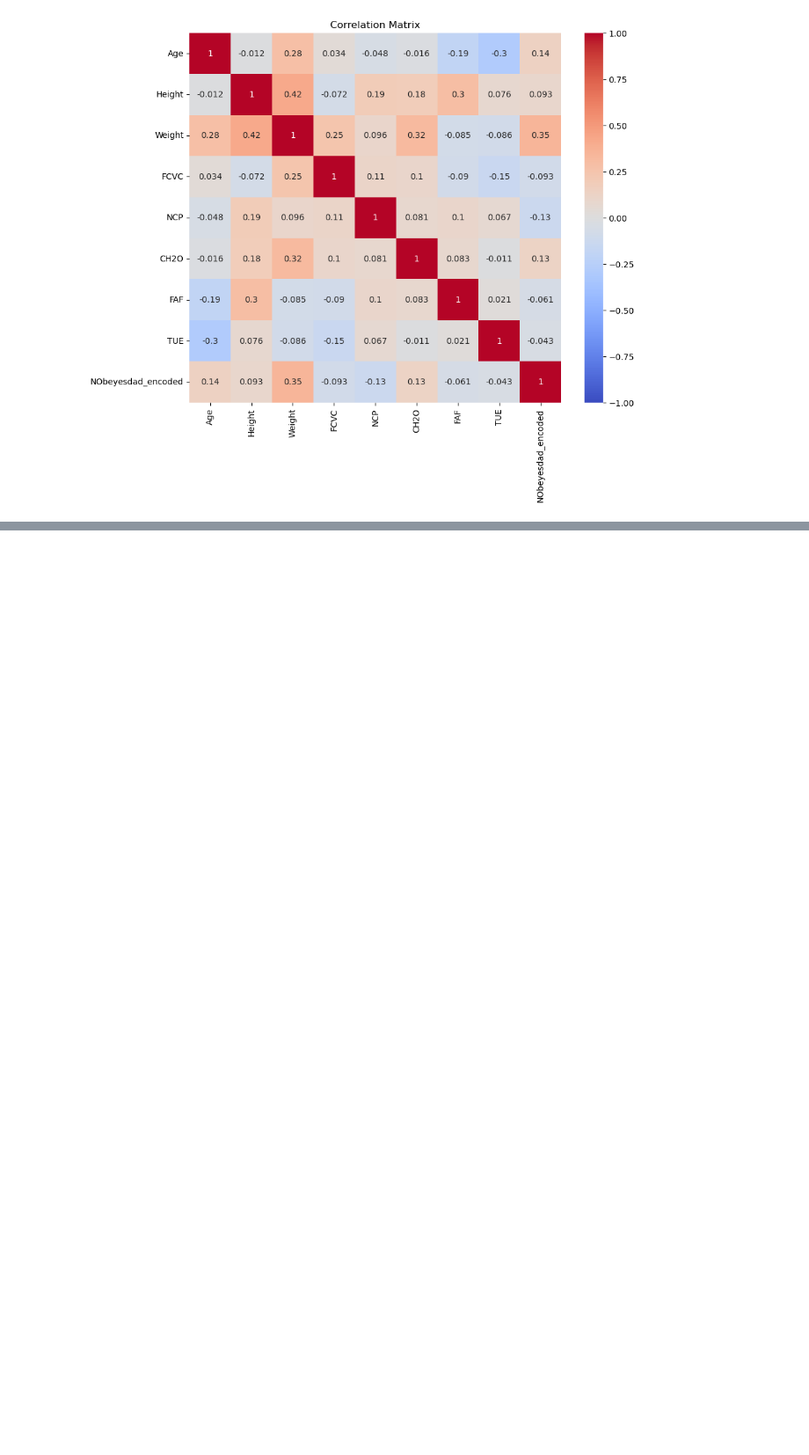
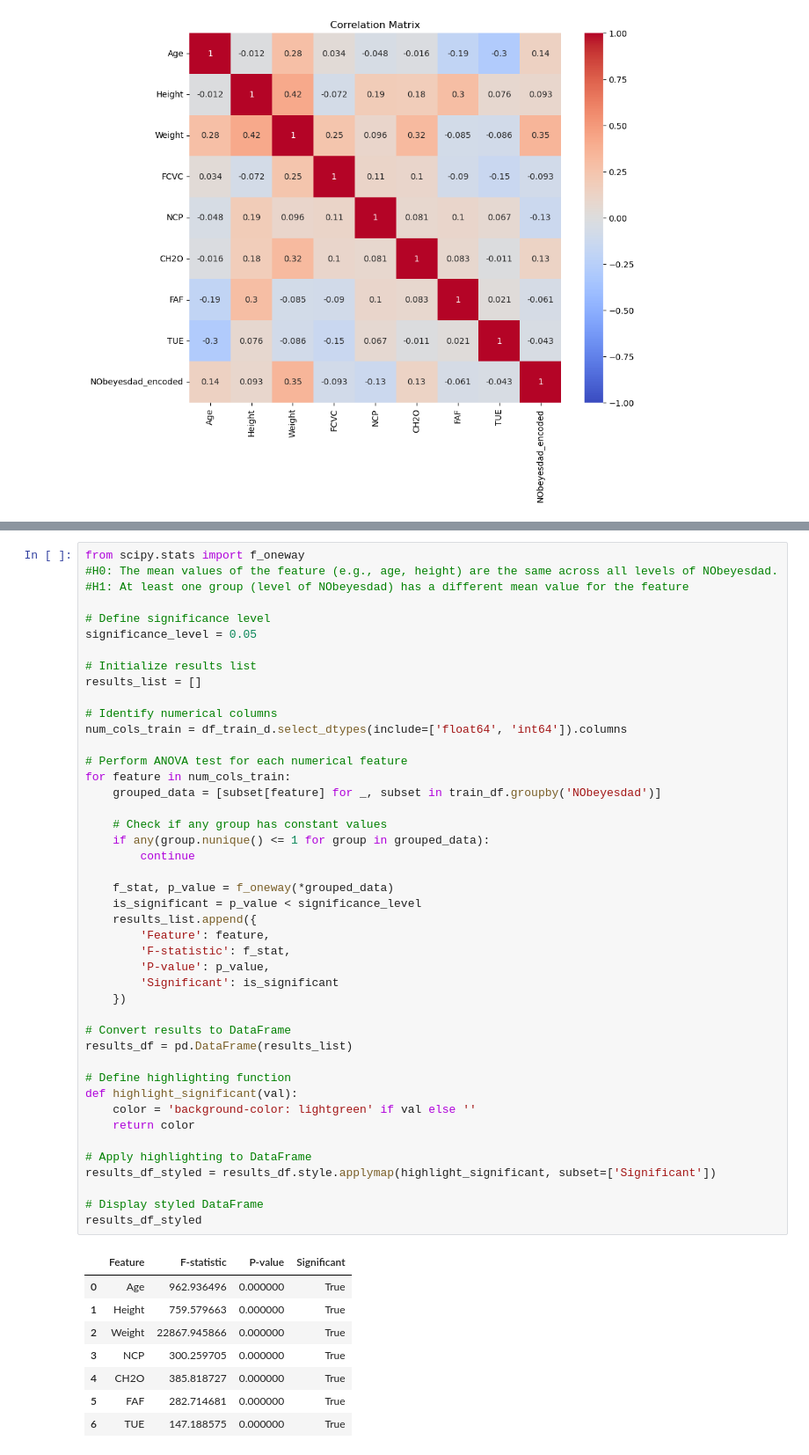
Before and after one commit to Sandia-Kumari/CIND820Project, a Jupyter notebook: EDA.ipynb, the cells around one changed output, grey strips where cells are left out. Shown at 88% size. Drawn from its saved outputs; the diff is of its cells as text; blank space fills up the shorter version.

```diff
--- a/EDA.ipynb
+++ b/EDA.ipynb
@@ -628 +669,54 @@ plt.show()
+# %%
+from scipy.stats import f_oneway
+#H0: The mean values of the feature (e.g., age, height) are the same across all levels of NObeyesdad.
+#H1: At least one group (level of NObeyesdad) has a different mean value for the feature
+
+# Define significance level
+significance_level = 0.05
+
+# Initialize results list
+results_list = []
+
+# Identify numerical columns
+num_cols_train = df_train_d.select_dtypes(include=['float64', 'int64']).columns
+
+# Perform ANOVA test for each numerical feature
+for feature in num_cols_train:
+    grouped_data = [subset[feature] for _, subset in train_df.groupby('NObeyesdad')]
+
+    # Check if any group has constant values
+    if any(group.nunique() <= 1 for group in grouped_data):
+        continue
+
+    f_stat, p_value = f_oneway(*grouped_data)
+    is_significant = p_value < significance_level
+    results_list.append({
+        'Feature': feature,
+        'F-statistic': f_stat,
+        'P-value': p_value,
+        'Significant': is_significant
+    })
+
+# Convert results to DataFrame
+results_df = pd.DataFrame(results_list)
+
+# Define highlighting function
+def highlight_significant(val):
+    color = 'background-color: lightgreen' if val else ''
+    return color
+
+# Apply highlighting to DataFrame
+results_df_styled = results_df.style.applymap(highlight_significant, subset=['Significant'])
+
+# Display styled DataFrame
+results_df_styled
+# %% [output]
+|  | Feature | F-statistic | P-value | Significant |
+| 0 | Age | 962.936496 | 0.000000 | True |
+| 1 | Height | 759.579663 | 0.000000 | True |
+| 2 | Weight | 22867.945866 | 0.000000 | True |
+| 3 | NCP | 300.259705 | 0.000000 | True |
+| 4 | CH2O | 385.818727 | 0.000000 | True |
+| 5 | FAF | 282.714681 | 0.000000 | True |
+| 6 | TUE | 147.188575 | 0.000000 | True |
 # %%
```
Also changed, not shown: parts of 3 cells of this notebook.
